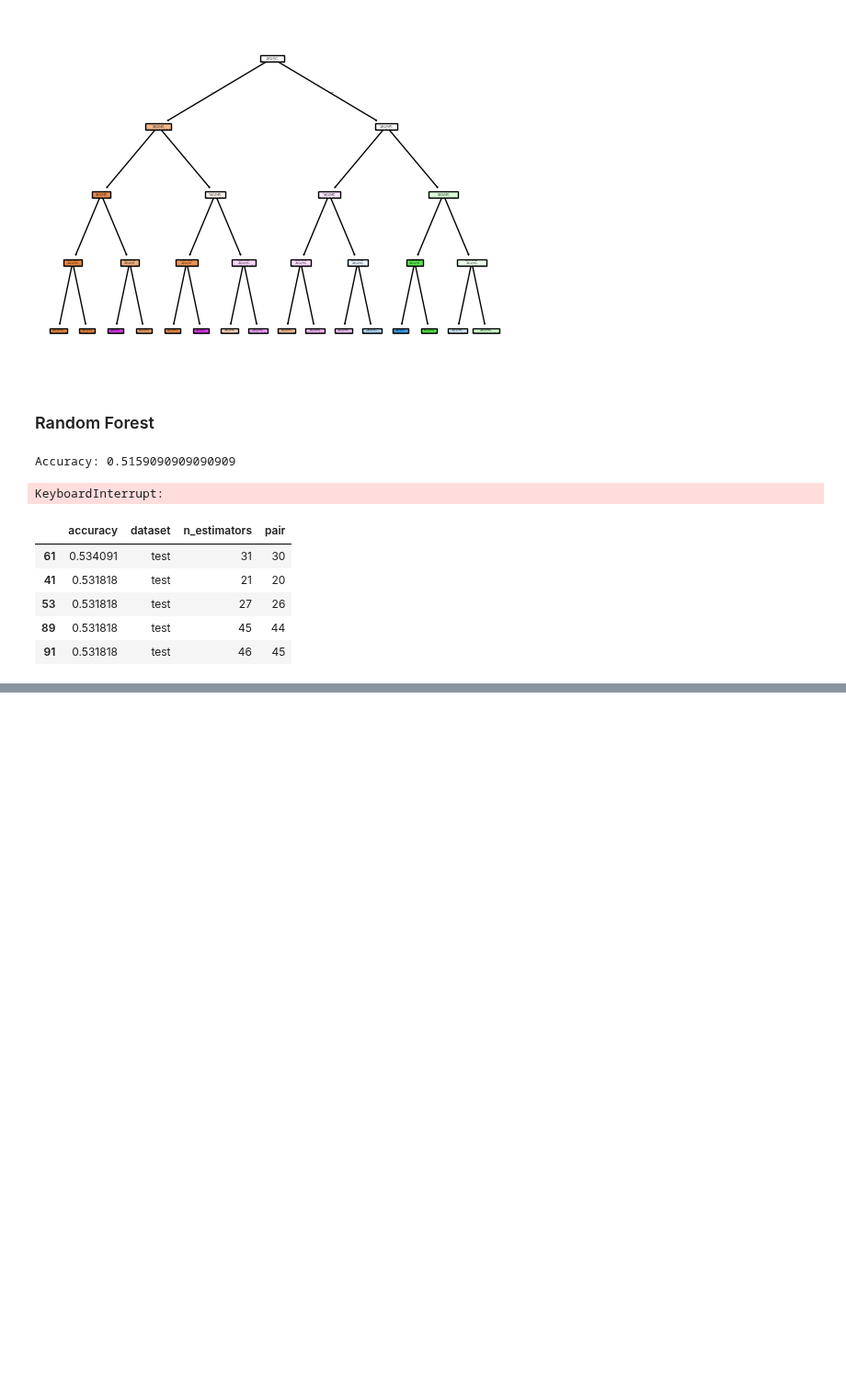
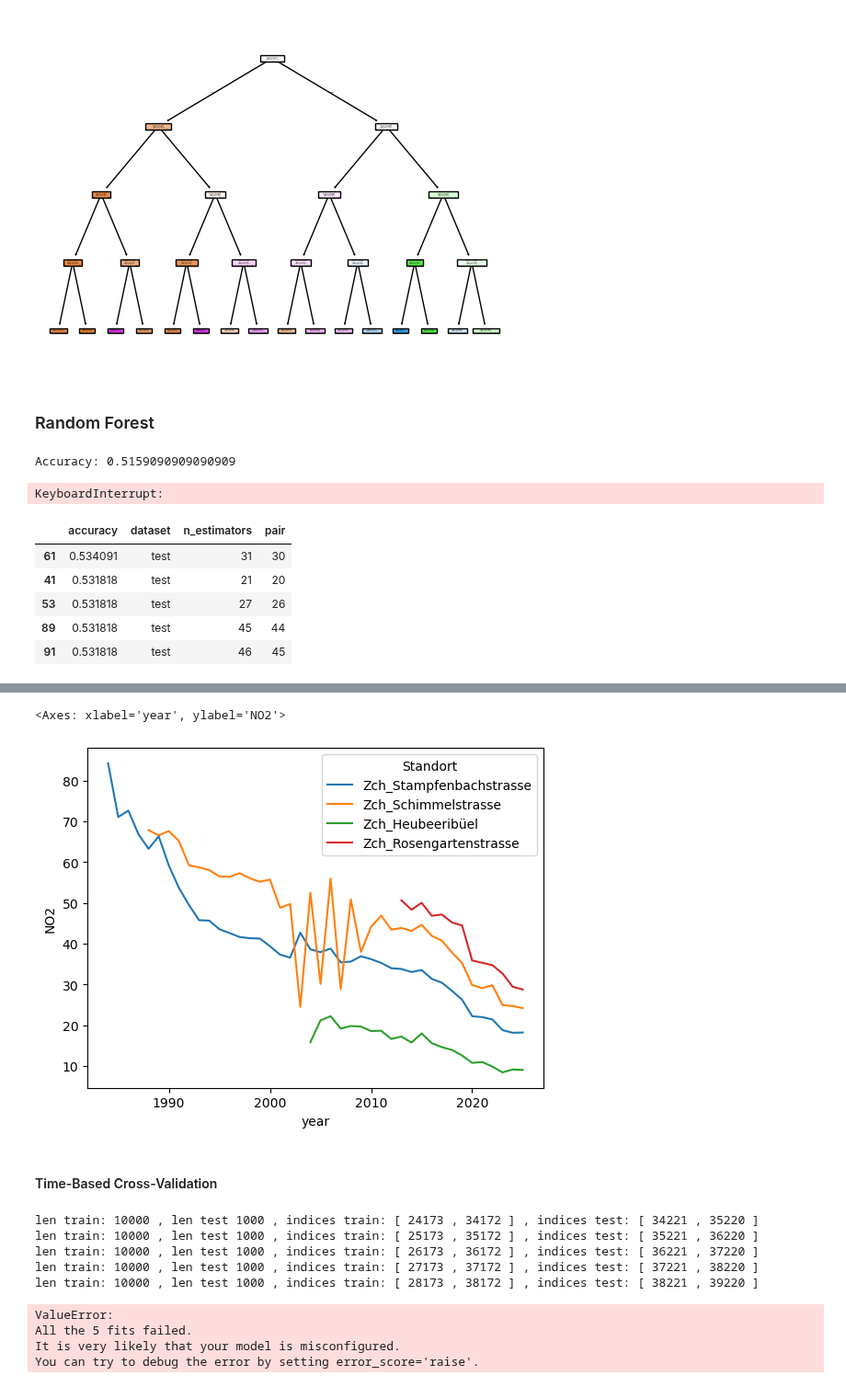
Before and after one commit to JitkaRantanen/AS2025_CO2-GroupProject, a Jupyter notebook: test_Selina.ipynb, the cells around one changed output, grey strips where cells are left out. Shown at 92% size. Saved outputs shown, nothing was run; the diff lists cells and outputs as text; code cells hidden in the pictures; blank space fills up the shorter version.

Commit message:
worked on time series analysis with NO2

```diff
--- a/test_Selina.ipynb
+++ b/test_Selina.ipynb
@@ -279,0 +287,11 @@ df.sort_values(['dataset', 'accuracy'], ascending=[True, False]).head()
+# %%
+path = "data/air_pollutants/"
+
+files_pollutants = os.listdir(path)
+
+for i in range(len(files_pollutants)):
+    files_pollutants[i] = os.path.join(path, files_pollutants[i])
+# %%
+df_pollutants = read_files(file_paths=files_pollutants, drop_columns=["Status", "Intervall"])
+
+df_pollutants.head()
@@ -279,0 +305,17 @@ df.sort_values(['dataset', 'accuracy'], ascending=[True, False]).head()
+# %%
+df_no2 = (
+    df_pollutants
+    .pivot(index=["Datum", "Standort", "year"], columns="Parameter", values="Wert")
+    .reset_index()
+    .loc[:, ["Datum", "year", "Standort", "NO2"]]
+)
+
+df_no2.columns.name = None
+
+df_no2["Standort_code"] = (
+    df_no2["Standort"].astype("category").cat.codes
+)
+
+df_no2 = df_no2[df_no2["NO2"] >= 0].dropna()
+
+df_no2.describe()
@@ -279,0 +332,4 @@ df.sort_values(['dataset', 'accuracy'], ascending=[True, False]).head()
+# %%
+df_no2_year = pd.DataFrame(df_no2.groupby(["year", "Standort", "Standort_code"])["NO2"].mean())
+
+df_no2_year.head()
@@ -279,0 +344,28 @@ df.sort_values(['dataset', 'accuracy'], ascending=[True, False]).head()
+# %%
+sns.lineplot(x="year", y="NO2", hue="Standort", data=df_no2_year)
+# %% [output]
+<Axes: xlabel='year', ylabel='NO2'>
+[figure, added]
+# %% [markdown]
+#### Time-Based Cross-Validation
+# %%
+X = df_no2
+y = X.pop("NO2")
+
+# Note:
+# the gap parameter allows us to excluded the last 48 hours of the training period
+# we use a fixed training set size
+tss = TimeSeriesSplit(n_splits=5,gap=48,max_train_size=10000,test_size=1000)
+
+i=0
+for train, test in tss.split(X, y):
+    print("len train:",len(train),", len test",len(test),
+          ", indices train: [", np.min(train),",",np.max(train),"]",
+          ", indices test: [", np.min(test), ",", np.max(test),"]")
+#you see, that the validation sets (here called test sets), are at the end of the time series
+# %% [output]
+len train: 10000 , len test 1000 , indices train: [ 24173 , 34172 ] , indices test: [ 34221 , 35220 ]
+len train: 10000 , len test 1000 , indices train: [ 25173 , 35172 ] , indices test: [ 35221 , 36220 ]
+len train: 10000 , len test 1000 , indices train: [ 26173 , 36172 ] , indices test: [ 36221 , 37220 ]
+len train: 10000 , len test 1000 , indices train: [ 27173 , 37172 ] , indices test: [ 37221 , 38220 ]
+len train: 10000 , len test 1000 , indices train: [ 28173 , 38172 ] , indices test: [ 38221 , 39220 ]
@@ -279,0 +385,7 @@ df.sort_values(['dataset', 'accuracy'], ascending=[True, False]).head()
+# %%
+evaluate(model, X, y)
+# %% [output]
+ValueError:
+All the 5 fits failed.
+It is very likely that your model is misconfigured.
+You can try to debug the error by setting error_score='raise'.
```
Also changed, not shown: parts of 9 cells of this notebook.
